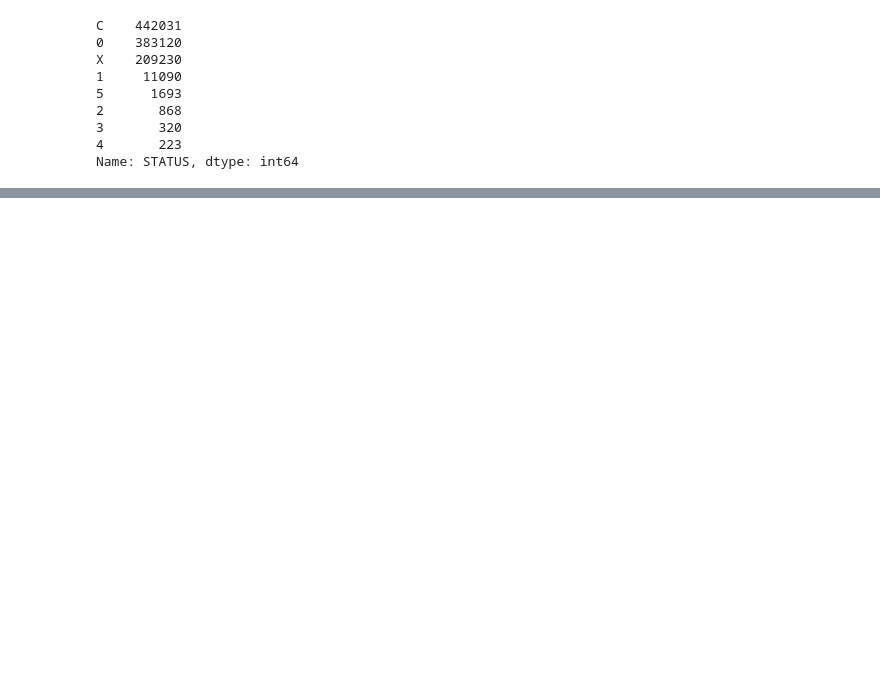
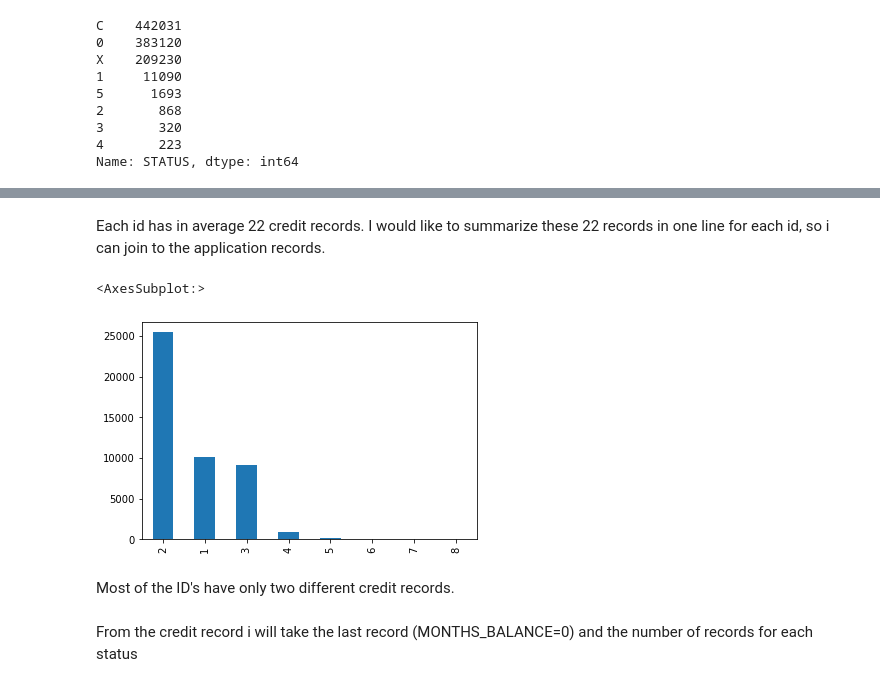
Before and after one commit to brunocgf/CertificationUT_DS, a Jupyter notebook: Statistics4DS/CreditCardApprovalPrediction.ipynb, the cells around one changed output, grey strips where cells are left out. Drawn from its saved outputs; the diff is of its cells as text; code cells hidden in the pictures; blank space fills up the shorter version.

```diff
--- a/Statistics4DS/CreditCardApprovalPrediction.ipynb
+++ b/Statistics4DS/CreditCardApprovalPrediction.ipynb
@@ -181,0 +230,11 @@ The mean values between the two groups are generally quite similar. The exceptio
+# %% [markdown]
+Each id has in average 22 credit records. I would like to summarize these 22 records in one line for each id, so i can join to the application records.
+# %%
+df_credit.groupby('ID')['STATUS'].nunique().value_counts().plot.bar()#.groupby(1).count()#.hist()
+# %% [output]
+<AxesSubplot:>
+[figure, added]
+# %% [markdown]
+Most of the ID's have only two different credit records.
+# %% [markdown]
+From the credit record i will take the last record (MONTHS_BALANCE=0) and the number of records for each status
```
Also changed, not shown: parts of 118 cells of this notebook, 2 other files.
